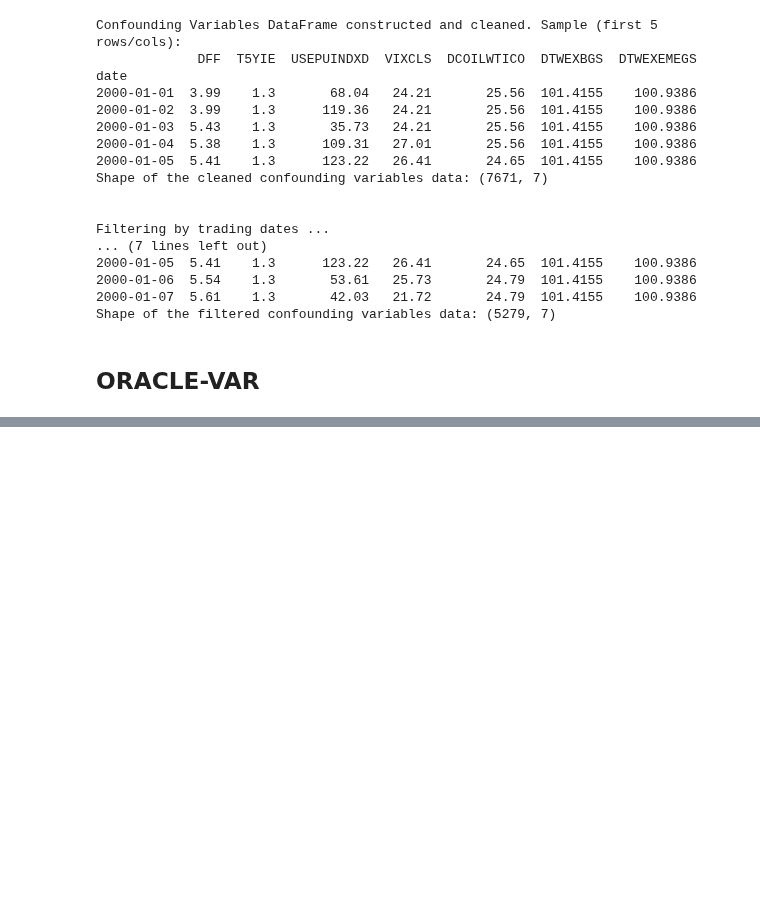
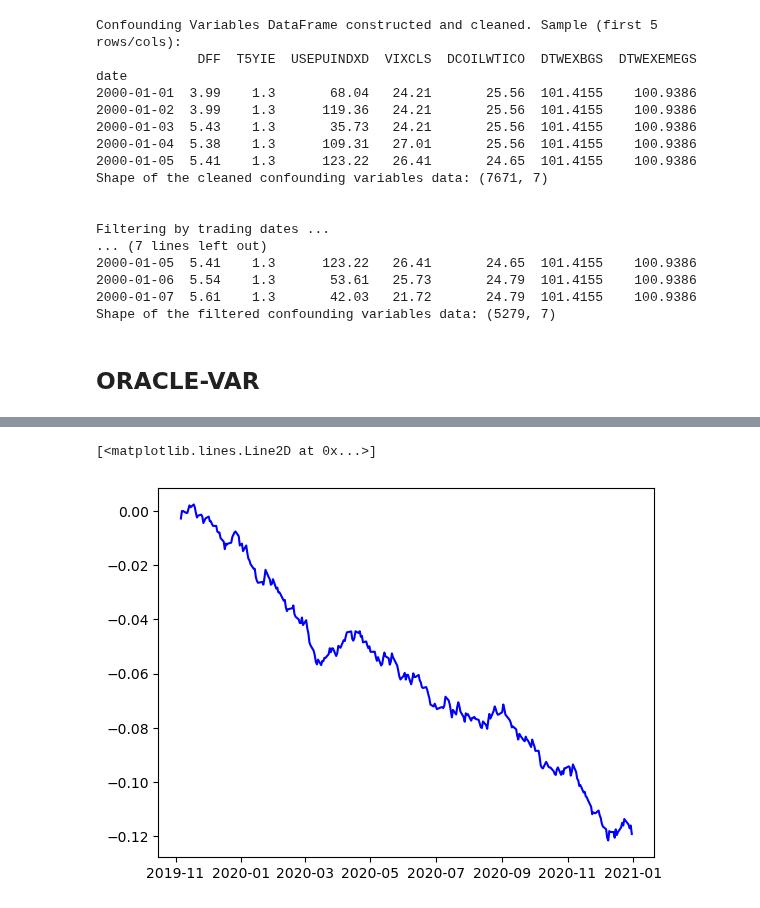
Before and after one commit to HK-Tan/ICAIF_25, a Jupyter notebook: New Code/Script/CORACLE-VAR-Ver2.ipynb, the cells around one changed output, grey strips where cells are left out. Drawn from its saved outputs; the diff is of its cells as text; code cells hidden in the pictures; blank space fills up the shorter version.

```diff
--- a/New Code/Script/CORACLE-VAR-Ver2.ipynb
+++ b/New Code/Script/CORACLE-VAR-Ver2.ipynb
@@ -144,0 +209,6 @@ ValueError: could not broadcast input array from shape (100,) into shape (20,)
+# %%
+pnl_series = calculate_pnl(forecasted_returns, actual_returns, contrarian = True, pnl_strategy="naive")
+plt.plot(pnl_series, label='PnL Series', color='blue')
+# %% [output]
+[<matplotlib.lines.Line2D at 0x...>]
+[figure, added]
```
Also changed, not shown: parts of 8 cells of this notebook, 2 other files.
